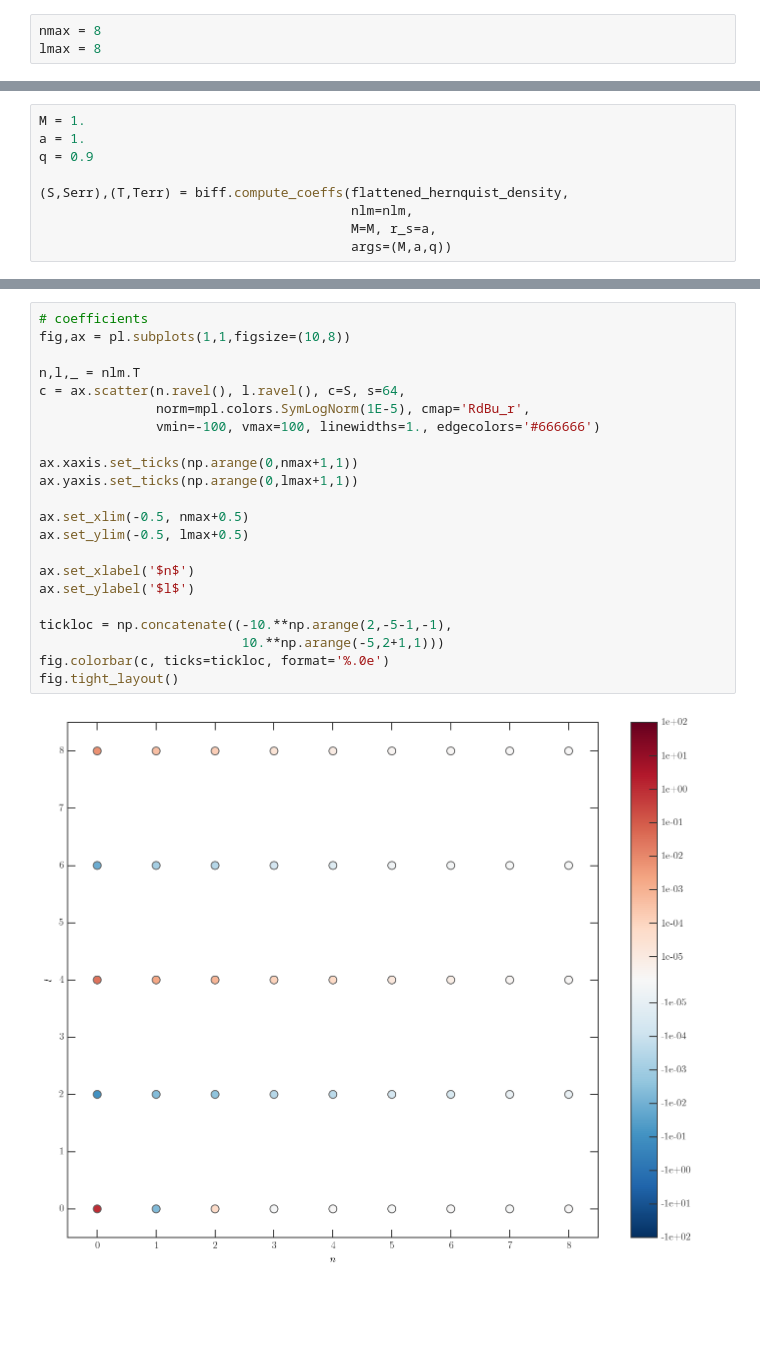
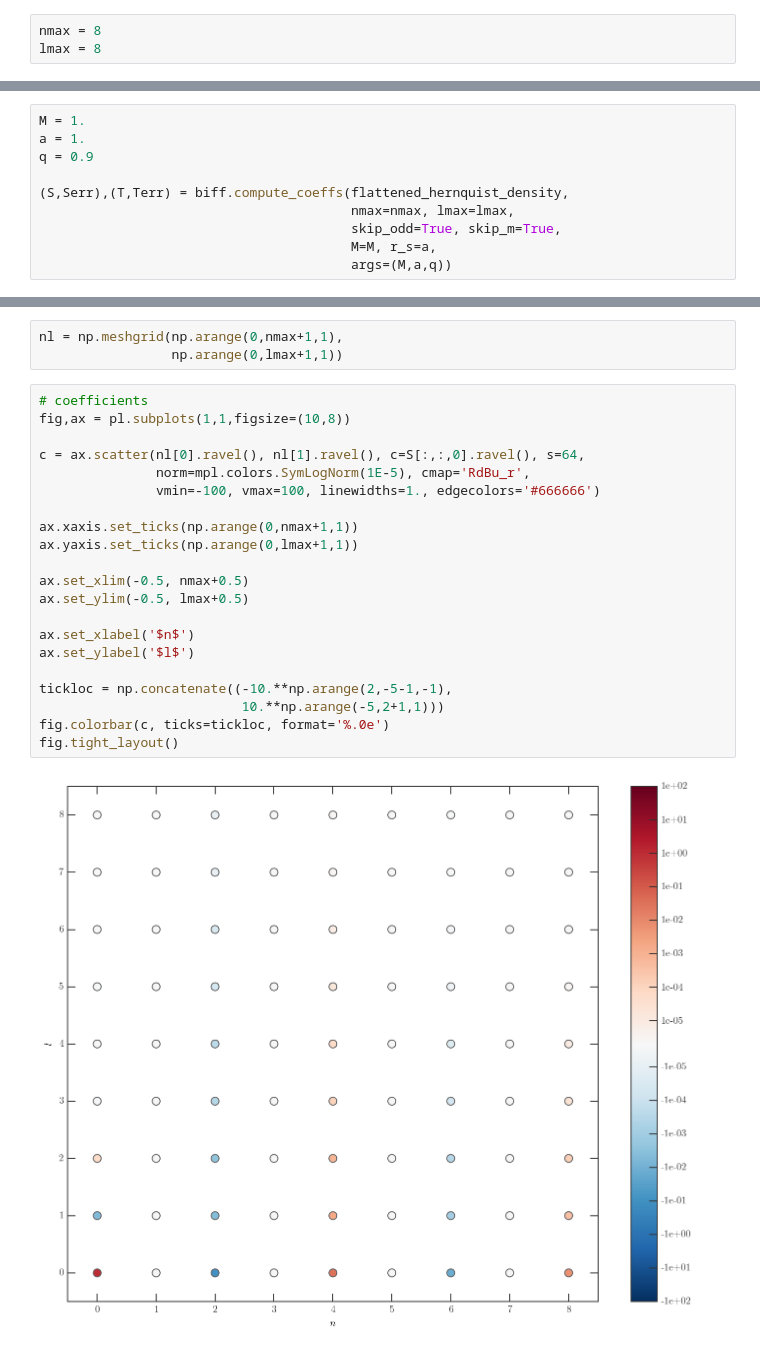
Before and after one commit to adrn/biff, a Jupyter notebook: notebooks/Example - flattened Hernquist density.ipynb, the cells around one changed output, grey strips where cells are left out. Drawn from its saved outputs; the diff is of its cells as text; blank space fills up the shorter version.

```diff
--- a/notebooks/Example - flattened Hernquist density.ipynb
+++ b/notebooks/Example - flattened Hernquist density.ipynb
@@ -53,7 +30,8 @@ a = 1.
 q = 0.9
 
 (S,Serr),(T,Terr) = biff.compute_coeffs(flattened_hernquist_density,
-                                        nlm=nlm,
+                                        nmax=nmax, lmax=lmax,
+                                        skip_odd=True, skip_m=True,
                                         M=M, r_s=a,
                                         args=(M,a,q))
 # %%
@@ -84,24 +47,26 @@ array([ 0.,  0.,  0.,  0.,  0.,  0.,  0.,  0.,  0.,  0.,  0.,  0.,  0.,
+# %%
+nl = np.meshgrid(np.arange(0,nmax+1,1),
+                 np.arange(0,lmax+1,1))
 # %%
 # coefficients
 fig,ax = pl.subplots(1,1,figsize=(10,8))
 
-n,l,_ = nlm.T
-c = ax.scatter(n.ravel(), l.ravel(), c=S, s=64,
+c = ax.scatter(nl[0].ravel(), nl[1].ravel(), c=S[:,:,0].ravel(), s=64,
                norm=mpl.colors.SymLogNorm(1E-5), cmap='RdBu_r',
                vmin=-100, vmax=100, linewidths=1., edgecolors='#666666')
 
 ax.xaxis.set_ticks(np.arange(0,nmax+1,1))
 ax.yaxis.set_ticks(np.arange(0,lmax+1,1))
 
 ax.set_xlim(-0.5, nmax+0.5)
 ax.set_ylim(-0.5, lmax+0.5)
 
 ax.set_xlabel('$n$')
 ax.set_ylabel('$l$')
 
 tickloc = np.concatenate((-10.**np.arange(2,-5-1,-1),
                           10.**np.arange(-5,2+1,1)))
 fig.colorbar(c, ticks=tickloc, format='%.0e')
 fig.tight_layout()
 # %% [output]
-[figure, old version]
+[figure, new version]
```
Also changed, not shown: parts of 8 cells of this notebook.
